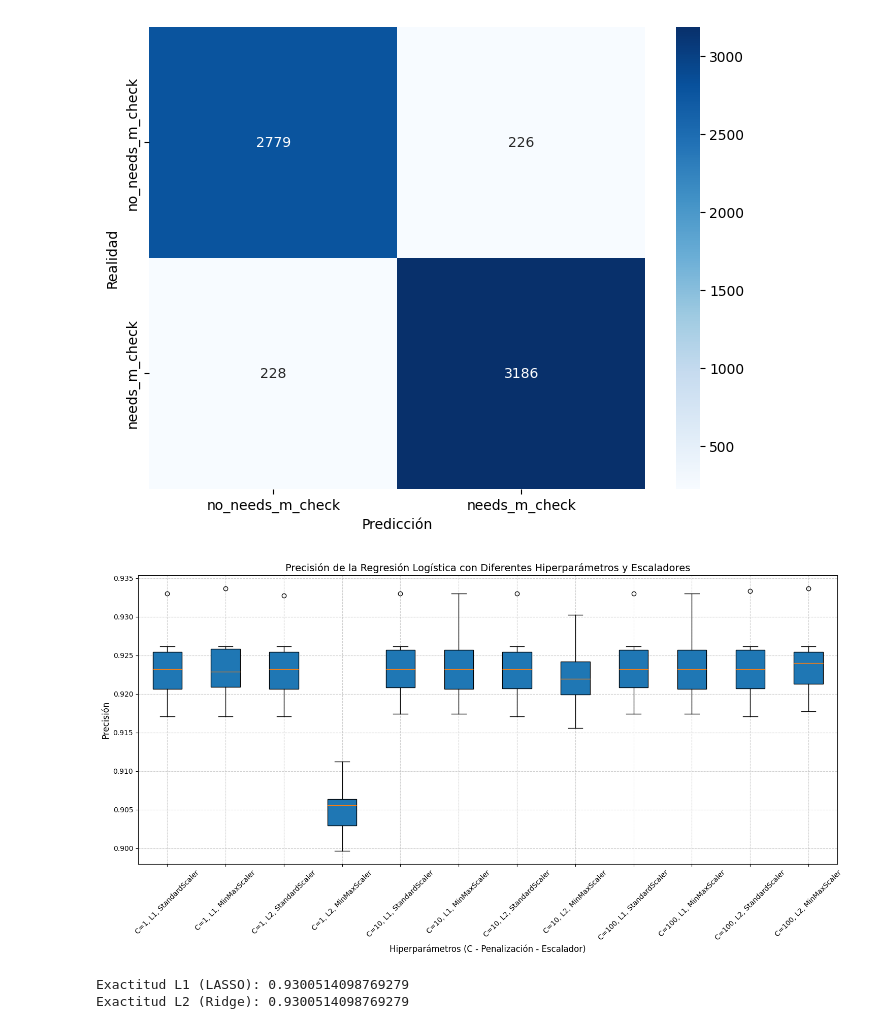
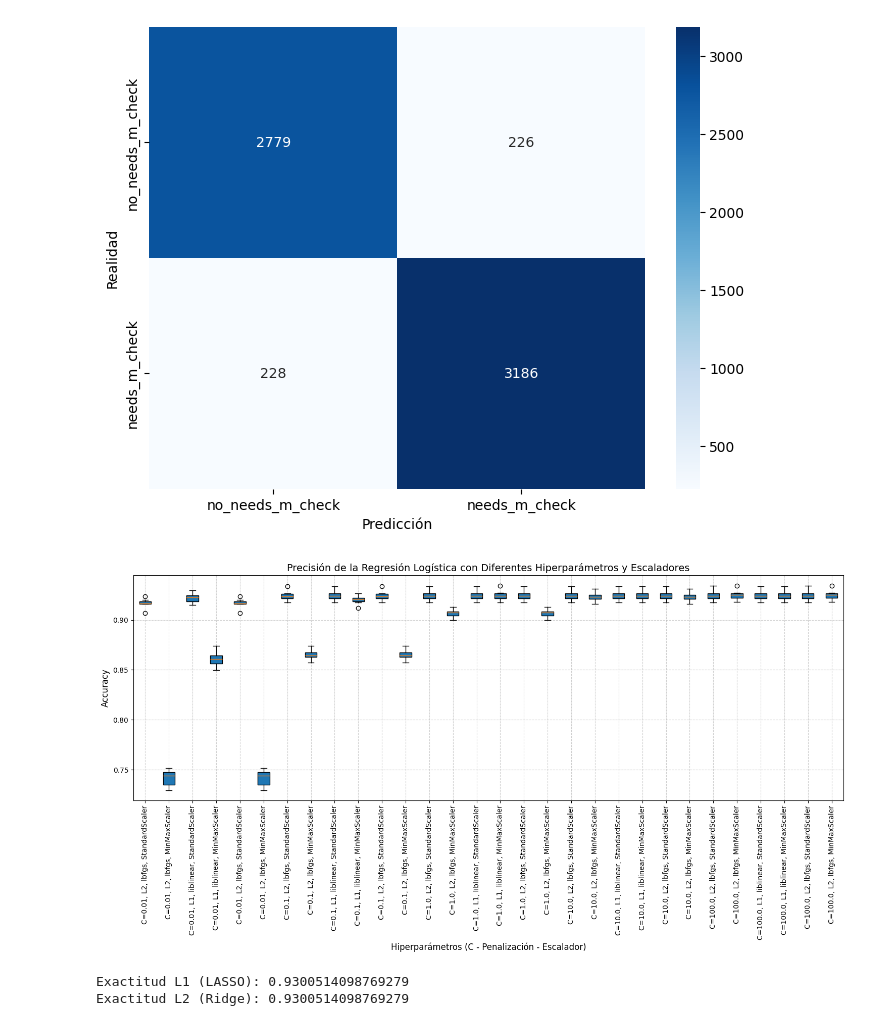
Before and after one commit to Data-Science-Pasta-Loca/ProyectoPastaLoca2, a Jupyter notebook: Modelos_pruebas/L1 L2 Logistic Regression_2_Scalers_kfold_cesc.ipynb, the cells around one changed output. Drawn from its saved outputs; the diff is of its cells as text; code cells hidden in the pictures.

```diff
--- a/Cesc/L1 L2 Logistic Regression_2_Scalers_kfold.ipynb
+++ b/Modelos_pruebas/L1 L2 Logistic Regression_2_Scalers_kfold_cesc.ipynb
@@ -323,11 +323,12 @@ y_np = y.to_numpy()
 kf = KFold(n_splits=10, shuffle=True, random_state=42)
 
 # Hiperparámetros a evaluar
-C_range = [1, 10, 100]  # Valores de C (regularización)
-penalty_types = ['l1', 'l2']  # Tipos de penalización
+C_range = np.logspace(-2, 2, 5)
+#C_range = [.1, 1, 10,100,10000]  # .0001 .001, .01, ...  , 10000 Valores de C (regularización)
+penalty_types = ['l2', 'l1', 'l2']  # Tipos de penalización
 scalers = {'StandardScaler': StandardScaler(), 'MinMaxScaler': MinMaxScaler()}  # Escaladores
 #solver_types = {'l1': 'saga', 'l2': 'lbfgs'}  # Solvers adecuados
-solver_types = {'l1': 'liblinear', 'l2': 'lbfgs'}  # Solvers adecuados
+solver_types = {'l2': 'liblinear', 'l1': 'liblinear', 'l2': 'lbfgs'}  # Solvers adecuados
 
 # Inicializar estructura para almacenar resultados
 param_combinations = [(C, penalty, scaler_name) for C in C_range for penalty in penalty_types for scaler_name in scalers.keys()]
@@ -338,6 +339,9 @@ for fold, (train_idx, val_idx) in enumerate(kf.split(X_np)):
     X_train, X_val = X_np[train_idx], X_np[val_idx]
     y_train, y_val = y_np[train_idx], y_np[val_idx]
 
+    #if penalty =='l2' & solver_types =='liblinear':
+    #    C =1
+
     # Iterar sobre las combinaciones de hiperparámetros
     for i, (C, penalty, scaler_name) in enumerate(param_combinations):
         # Escalar los datos
@@ -345,7 +349,6 @@ for fold, (train_idx, val_idx) in enumerate(kf.split(X_np)):
         X_train_scaled = scaler.fit_transform(X_train)
         X_val_scaled = scaler.transform(X_val)
 
-        # Configurar el modelo
         clf = LogisticRegression(
             C=C, penalty=penalty, solver=solver_types[penalty], random_state=42, max_iter=1000
         )
@@ -353,27 +356,30 @@ for fold, (train_idx, val_idx) in enumerate(kf.split(X_np)):
         # Entrenar y evaluar
         clf.fit(X_train_scaled, y_train)
         y_pred = clf.predict(X_val_scaled)
-        results[fold, i] = accuracy_score(y_val, y_pred)
+        results[fold, i] =  accuracy_score(y_val, y_pred)
+        #results[fold, i] = precision_score(y_val, y_pred) #accuracy_score(y_val, y_pred)
+        #results[fold, i] = roc_auc_score(y_val, y_pred)
 
-# Graficar los resultados
-plt.figure(figsize=(15, 8))
-
-# Configurar etiquetas para los hiperparámetros
-tick_labels = [
-    f'C={C}, {penalty.upper()}, {scaler}' for C, penalty, scaler in param_combinations
-]
-
-# Crear el boxplot
-plt.boxplot(results, vert=True, patch_artist=True, meanline=True)
-plt.xticks(ticks=np.arange(1, len(tick_labels) + 1), labels=tick_labels, rotation=45, fontsize=10)
-plt.xlabel('Hiperparámetros (C - Penalización - Escalador)', fontsize=12)
-plt.ylabel('Precisión', fontsize=12)
-plt.title('Precisión de la Regresión Logística con Diferentes Hiperparámetros y Escaladores', fontsize=14)
-plt.grid(True, linestyle='--', alpha=0.6)
-plt.tight_layout()
-plt.show()
+for r in enumerate(results):
+    results[fold, i] =  accuracy_score(y_val, y_pred)
-# %% [output]
-[figure, removed]
+# %%
+# Graficar los resultados
+plt.figure(figsize=(15, 8))
+
+# Configurar etiquetas para los hiperparámetros
+tick_labels = [f'C={C}, {penalty.upper()}, {solver_types[penalty]}, {scaler}' for C, penalty, scaler in param_combinations]
+
+# Crear el boxplot
+plt.boxplot(results, vert=True, patch_artist=True, meanline=True)
+plt.xticks(ticks=np.arange(1, len(tick_labels) + 1), labels=tick_labels, rotation=90, fontsize=10)
+plt.xlabel('Hiperparámetros (C - Penalización - Escalador)', fontsize=12)
+plt.ylabel('Accuracy', fontsize=12)
+plt.title('Precisión de la Regresión Logística con Diferentes Hiperparámetros y Escaladores', fontsize=14)
+plt.grid(True, linestyle='--', alpha=0.6)
+plt.tight_layout()
+plt.show()
+# %% [output]
+[figure, added]
 # %%
 # Aplicar Penalizaciones Ridge y Lasso para Regresion Logistica al modelo base
 
```
Also changed, not shown: 4 other files.
